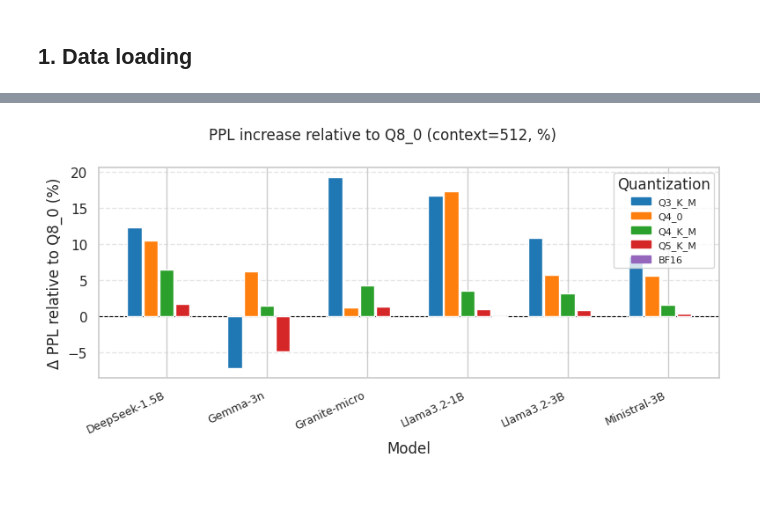
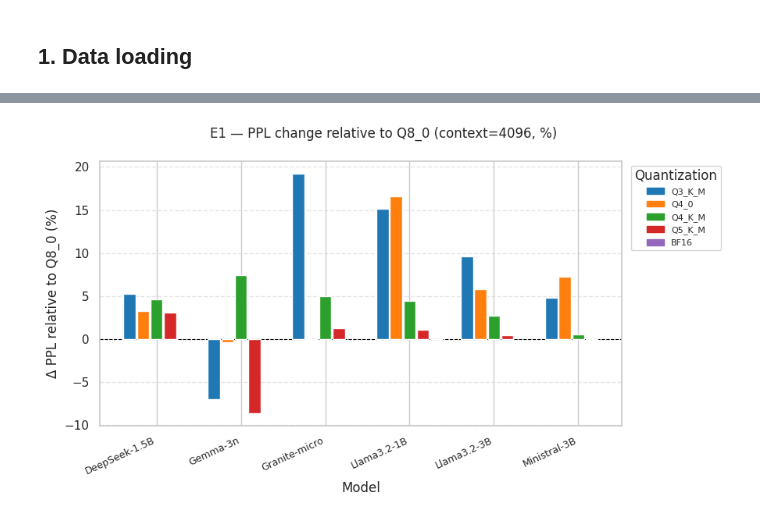
Before and after one commit to TFG-yisuscc/MonitorSystemVisualizer, a Jupyter notebook: notebooks/12_perplejidad.ipynb, the cells around one changed output, grey strips where cells are left out. Cells and saved outputs as stored; diff of their text form; code cells hidden in the pictures; blank space fills up the shorter version.

```diff
--- a/notebooks/12_perplejidad.ipynb
+++ b/notebooks/12_perplejidad.ipynb
@@ -7,6 +16,5 @@ by model and quantization.
 # %%
 import json
-import os
 import re
 from pathlib import Path
 
@@ -16,12 +24,23 @@ import matplotlib.patches as mpatches
 import numpy as np
 import seaborn as sns
 
-DATA_DIR = Path("../data/TFG-DATA/Perplejidad")
+_here = Path.cwd()
+PROJECT_ROOT = _here.parent if _here.name == "notebooks" else _here
+PPL_ROOT = PROJECT_ROOT / "data" / "TFG-DATA" / "Perplejidad_V2"
+DIR_E1 = PPL_ROOT / "results_e1"
+DIR_E2 = PPL_ROOT / "results_e2"
+for d in (DIR_E1, DIR_E2):
+    assert d.is_dir(), f"Not found: {d.resolve()}"
+
+FIG_DIR = PROJECT_ROOT / "notebooks" / "figures" / "05_Resultados" / "Perplejidad"
+FIG_DIR.mkdir(parents=True, exist_ok=True)
 
 # Quantization order from lowest to highest quality
 QUANT_ORDER = ["Q3_K_M", "Q4_0", "Q4_K_M", "Q5_K_M", "Q8_0", "BF16"]
+# Context sizes of E2 (ascending)
+CONTEXT_ORDER = [512, 1024, 2048, 4096, 5120]
 
 sns.set_theme(style="whitegrid", palette="tab10")
-print(f"Directory: {DATA_DIR.resolve()}")
-print(f"Runs found: {len(list(DATA_DIR.iterdir()))}")
+print(f"E1 runs: {sum(1 for _ in DIR_E1.glob('*/resumen.json'))}  ({DIR_E1.resolve()})")
+print(f"E2 runs: {sum(1 for _ in DIR_E2.glob('*/resumen.json'))}  ({DIR_E2.resolve()})")
 # %% [output]
@@ -336,41 +302,33 @@ plt.show()
 # %%
-# ── 5.2  Deviation relative to Q8_0 (%) — context 512 ────────────────────────
-ref_quant = "Q8_0"
-ref_df = df_dedup[df_dedup["quant"] == ref_quant][["model_base", "ppl"]].rename(columns={"ppl": "ppl_ref"})
-df_rel = df_dedup.merge(ref_df, on="model_base", how="left")
-df_rel["delta_ppl_pct"] = ((df_rel["ppl"] - df_rel["ppl_ref"]) / df_rel["ppl_ref"]) * 100
+# ── 6.2  Deviation relative to Q8_0 (%) ──────────────────────────────────────
+sub = df_rel1[df_rel1["quant"] != REF_QUANT]
+quants_here = [q for q in QUANT_ORDER if q != REF_QUANT and q in set(sub["quant"])]
+models_rel = sorted(sub["model_short"].unique())
+x_pos = np.arange(len(models_rel))
+width = 0.8 / len(quants_here)
+palette2 = dict(zip(quants_here, sns.color_palette("tab10", len(quants_here))))
 
-sub = df_rel[df_rel["ppl_ref"].notna() & (df_rel["quant"] != ref_quant)].copy()
-if sub.empty:
-    print("No models with Q8_0 in context=512")
-else:
-    models_rel = sub["model_short"].unique()
-    quants_here = [q for q in QUANT_ORDER if q != ref_quant and q in sub["quant"].values]
-    x_pos = np.arange(len(models_rel))
-    width = 0.8 / max(len(quants_here), 1)
-    palette2 = dict(zip(quants_here, sns.color_palette("tab10", len(quants_here))))
+fig, ax = plt.subplots(figsize=(9, 5))
+for i, q in enumerate(quants_here):
+    qdata = sub[sub["quant"] == q].set_index("model_short")["delta_ppl_pct"]
+    vals = [qdata.get(m, np.nan) for m in models_rel]
+    offset = (i - len(quants_here) / 2 + 0.5) * width
+    ax.bar(x_pos + offset, vals, width=width * 0.9, color=palette2[q], zorder=3)
 
-    fig, ax = plt.subplots(figsize=(8, 4))
-    for i, q in enumerate(quants_here):
-        qdata = sub[sub["quant"] == q]
-        vals = [qdata[qdata["model_short"] == m]["delta_ppl_pct"].values for m in models_rel]
-        vals = [v[0] if len(v) > 0 else np.nan for v in vals]
-        offset = (i - len(quants_here) / 2 + 0.5) * width
-        ax.bar(x_pos + offset, vals, width=width * 0.9, color=palette2[q], label=q, zorder=3)
-
-    ax.axhline(0, color="black", linewidth=0.8, linestyle="--")
-    ax.set_xticks(x_pos)
-    ax.set_xticklabels(models_rel, rotation=25, ha="right", fontsize=9)
-    ax.set_ylabel(f"Δ PPL relative to {ref_quant} (%)")
-    ax.set_xlabel("Model")
-    ax.yaxis.grid(True, linestyle="--", alpha=0.5)
-    ax.set_axisbelow(True)
-    handles2 = [mpatches.Patch(color=palette2[q], label=q) for q in quants_here]
-    ax.legend(handles=handles2, title="Quantization", fontsize=8)
-    fig.suptitle(f"PPL increase relative to {ref_quant} (context=512, %)", fontsize=12)
-    plt.tight_layout()
-    plt.savefig("figures/ppl_delta_vs_q8.png", dpi=150, bbox_inches="tight")
-    plt.show()
+ax.axhline(0, color="black", linewidth=0.8, linestyle="--")
+ax.set_xticks(x_pos)
+ax.set_xticklabels(models_rel, rotation=25, ha="right", fontsize=9)
+ax.set_ylabel(f"Δ PPL relative to {REF_QUANT} (%)")
+ax.set_xlabel("Model")
+ax.yaxis.grid(True, linestyle="--", alpha=0.5)
+ax.set_axisbelow(True)
+handles2 = [mpatches.Patch(color=palette2[q], label=q) for q in quants_here]
+ax.legend(handles=handles2, title="Quantization", fontsize=8,
+          loc="upper left", bbox_to_anchor=(1.01, 1.0))
+fig.suptitle(f"E1 — PPL change relative to {REF_QUANT} (context=4096, %)", fontsize=12)
+plt.tight_layout()
+plt.savefig(FIG_DIR / "e1_ppl_delta_vs_q8.png", dpi=150, bbox_inches="tight")
+plt.show()
 # %% [output]
-[figure, old version]
+[figure, new version]
 # %%
```
Also changed, not shown: parts of 21 cells of this notebook, 2 other files.
